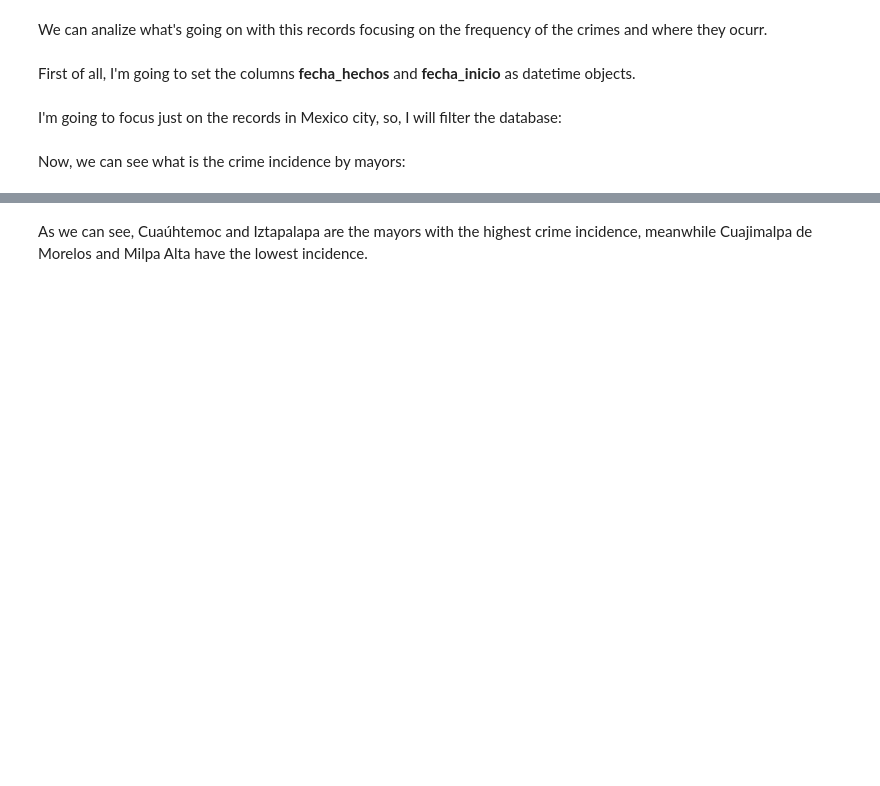
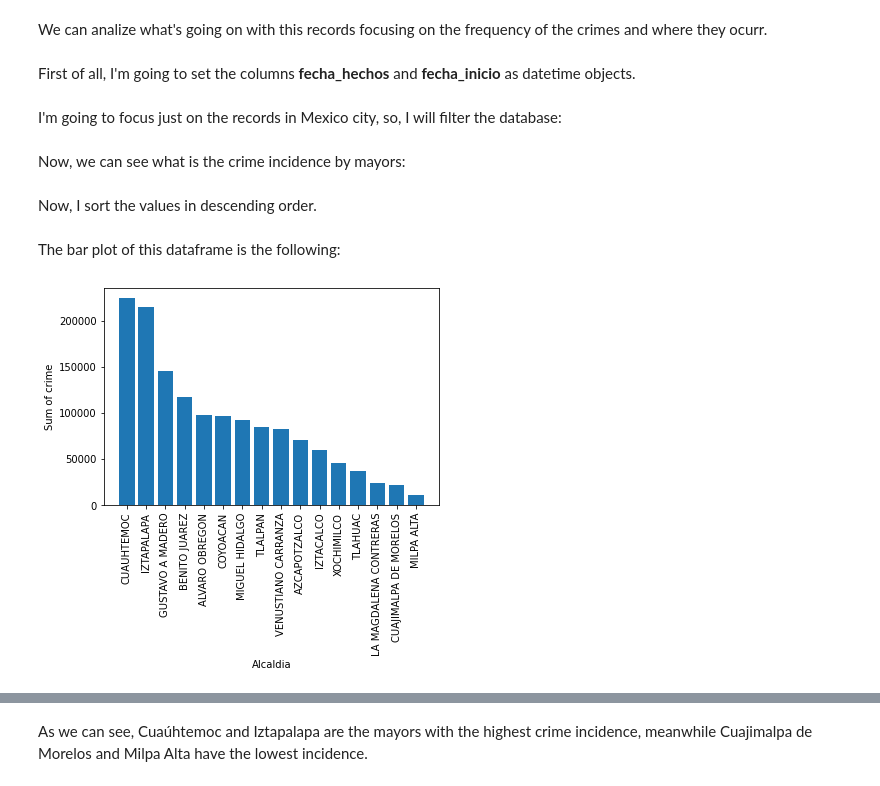
Before and after one commit to lorenaphys/CPBI, a Jupyter notebook: notebooks/Tech_interview.ipynb, the cells around one changed output, grey strips where cells are left out. Cells and saved outputs as stored; diff of their text form; code cells hidden in the pictures; blank space fills up the shorter version.

```diff
--- a/notebooks/Tech_interview.ipynb
+++ b/notebooks/Tech_interview.ipynb
@@ -47,4 +48,18 @@ crime_cdmx = crime_records[[locacion in alcaldias_cdmx for locacion in crime_rec
 Now, we can see what is the crime incidence by mayors:
 # %%
 freq_crime_cdmx = crime_cdmx.groupby('alcaldia_hechos', as_index = False, group_keys = True)['delito'].count()
+# %% [markdown]
+Now, I sort the values in descending order.
+# %%
+freq_crime_cdmx = freq_crime_cdmx.sort_values(by=['delito'], ascending = False)
+# %% [markdown]
+The bar plot of this dataframe is the following:
+# %%
+plt.bar(freq_crime_cdmx['alcaldia_hechos'], freq_crime_cdmx['delito'])
+plt.xticks(rotation = 90)
+plt.xlabel('Alcaldia')
+plt.ylabel('Sum of crime')
+plt.show()
+# %% [output]
+[figure, added]
 # %%
```
Also changed, not shown: parts of 12 cells of this notebook.
